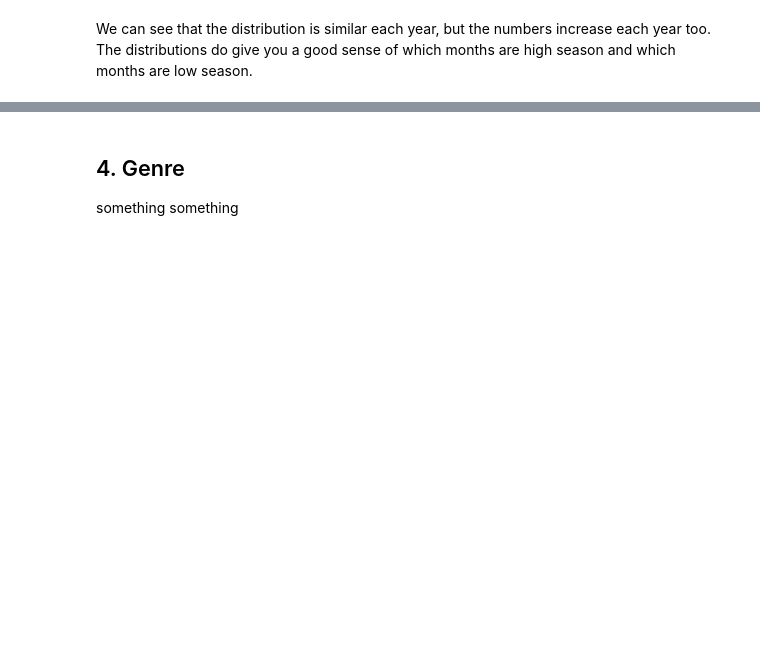
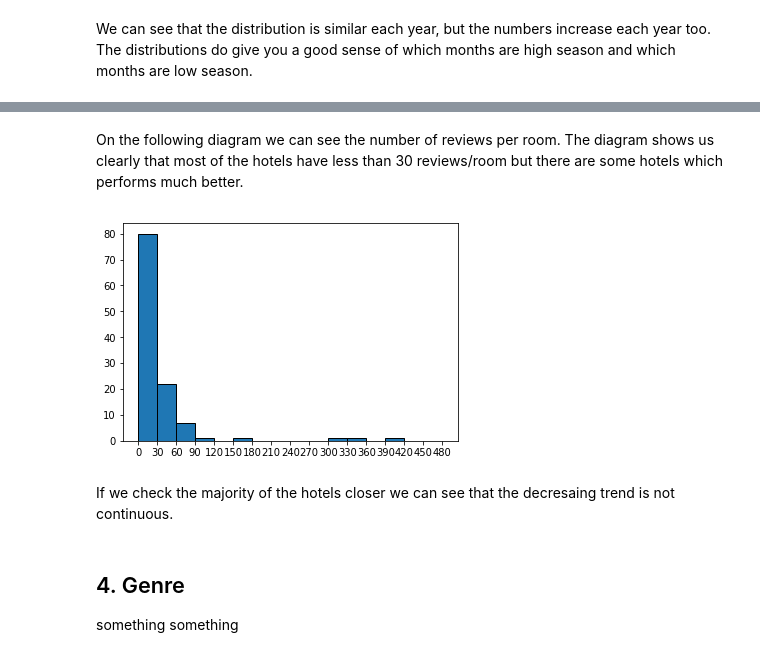
Before and after one commit to homboli/social_data, a Jupyter notebook: IPython Notebook (Draft).ipynb, the cells around one changed output, grey strips where cells are left out. Cells and saved outputs as stored; diff of their text form; code cells hidden in the pictures; blank space fills up the shorter version.

```diff
--- a/IPython Notebook (Draft).ipynb
+++ b/IPython Notebook (Draft).ipynb
@@ -689,0 +737,15 @@ We can see that the distribution is similar each year, but the numbers increase
+# %% [markdown]
+On the following diagram we can see the number of reviews per room. The diagram shows us clearly that most of the hotels have less than 30 reviews/room but there are some hotels which performs much better.
+# %%
+#popularity = reviews/room count
+df_hotel["popularity"] = df_hotel["reviews"]/df_hotel["size"]
+
+bins = range(0,500,30)
+plt.hist(df_hotel["popularity"], bins=bins, edgecolor="k")
+plt.xticks(bins)
+
+average_hotel_size = df_hotel["size"].mean()
+# %% [output]
+[figure, added]
+# %% [markdown]
+If we check the majority of the hotels closer we can see that the decresaing trend is not continuous.
```
Also changed, not shown: parts of 11 cells of this notebook.
